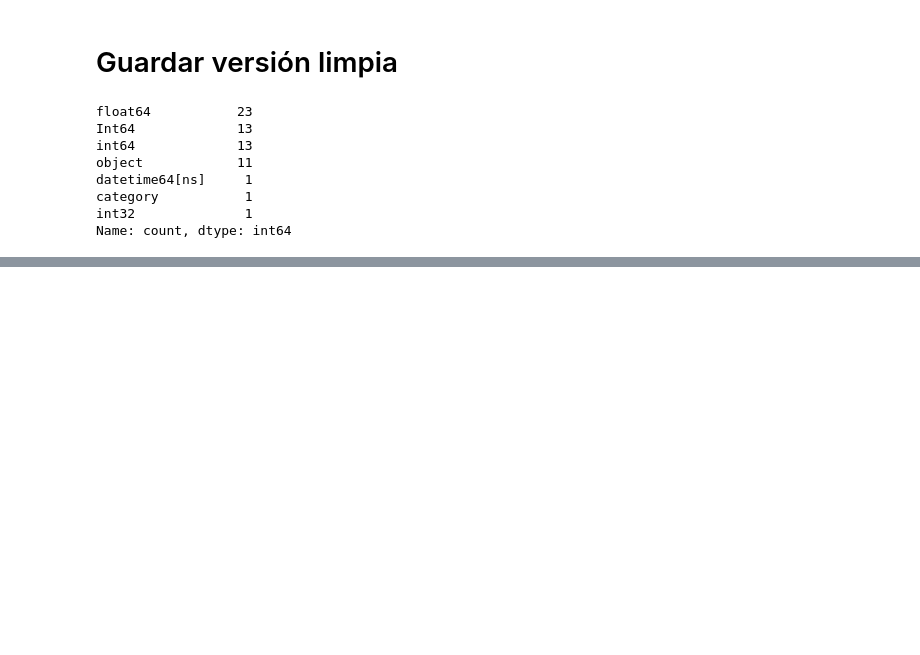
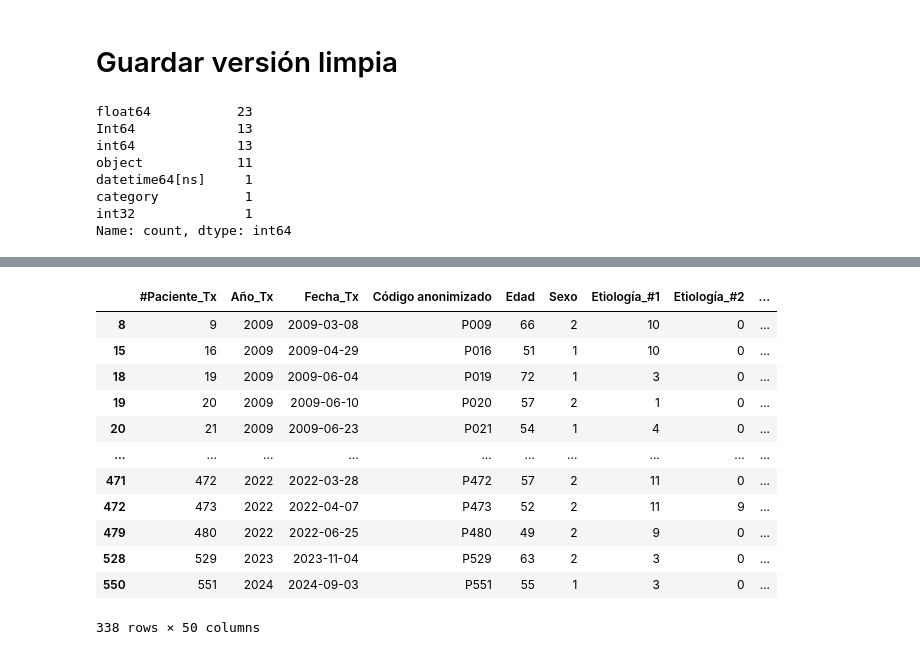
Before and after one commit to maperezp/Proyecto-CDA, a Jupyter notebook: src/proyecto_E1.ipynb, the cells around one changed output, grey strips where cells are left out. Drawn from its saved outputs; the diff is of its cells as text; code cells hidden in the pictures; blank space fills up the shorter version.

```diff
--- a/src/proyecto_E1.ipynb
+++ b/src/proyecto_E1.ipynb
@@ -1812,3 +1826,28 @@ Name: count, dtype: int64
+# %%
+demograficas = ['#Paciente_Tx', 'Edad', 'Sexo', "Fecha_Tx", 'Etiología_#1', 'Etiología_#2', 'Meld_Score', 'Diabetes_Mellitus', 'Tabaquismo', 'Alcoholismo', 'IMC', "Peso_previo_Cx"]
+otras = ["Tipo_Reconstrucción_Biliar", "Dias_Estancia_Hospitalaria", "Retrasplante"]
+infeccion = ['Infección_Al_Momento_Tx', "Antibiótico_Profiláctico_VS_Terapéutico", "Antibiotico_previo_al_Tx"]
+columnas_de_interes = demograficas + infeccion + otras
+
+# Filtrar columnas con menos de 130 valores nulos
+columnas_de_interes = df_clean.columns[df_clean.isna().sum() < 130]
+# %%
+df_temp = df_clean.dropna(subset = columnas_de_interes)
+df_temp[columnas_de_interes]
+# %% [output]
+|  | #Paciente_Tx | Año_Tx | Fecha_Tx | Código anonimizado | Edad | Sexo | Etiología_#1 | Etiología_#2 | ... |
+| 8 | 9 | 2009 | 2009-03-08 | P009 | 66 | 2 | 10 | 0 | ... |
+| 15 | 16 | 2009 | 2009-04-29 | P016 | 51 | 1 | 10 | 0 | ... |
+| 18 | 19 | 2009 | 2009-06-04 | P019 | 72 | 1 | 3 | 0 | ... |
+| 19 | 20 | 2009 | 2009-06-10 | P020 | 57 | 2 | 1 | 0 | ... |
+| 20 | 21 | 2009 | 2009-06-23 | P021 | 54 | 1 | 4 | 0 | ... |
+| ... | ... | ... | ... | ... | ... | ... | ... | ... | ... |
+| 471 | 472 | 2022 | 2022-03-28 | P472 | 57 | 2 | 11 | 0 | ... |
+| 472 | 473 | 2022 | 2022-04-07 | P473 | 52 | 2 | 11 | 9 | ... |
+| 479 | 480 | 2022 | 2022-06-25 | P480 | 49 | 2 | 9 | 0 | ... |
+| 528 | 529 | 2023 | 2023-11-04 | P529 | 63 | 2 | 3 | 0 | ... |
+| 550 | 551 | 2024 | 2024-09-03 | P551 | 55 | 1 | 3 | 0 | ... |
+338 rows × 50 columns
 # %%
 df_codebook_new["Dtype"] = df_codebook_new["Column"].map(df_clean.dtypes.astype(str))
 # guardar el nuevo diccionario de datos como un archivo JSON
```
Also changed, not shown: parts of 6 cells of this notebook.
